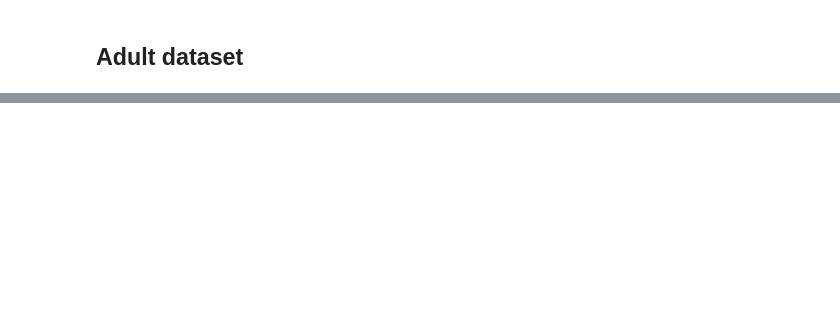
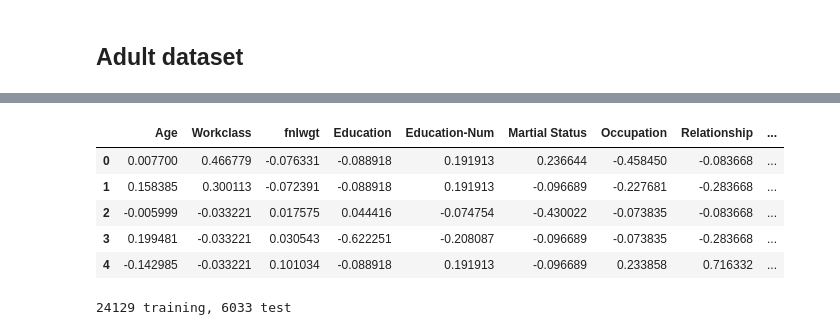
Before and after one commit to ginevracoal/statisticalMachineLearning, a Jupyter notebook: individual_project/code/sklearn_nystroem_vs_RBF.ipynb, the cells around one changed output, grey strips where cells are left out. Saved outputs shown, nothing was run; the diff lists cells and outputs as text; code cells hidden in the pictures; blank space fills up the shorter version.

```diff
--- a/individual_project/code/sklearn_nystroem_vs_RBF.ipynb
+++ b/individual_project/code/sklearn_nystroem_vs_RBF.ipynb
@@ -378,0 +483,22 @@ TypeError: 'OneHotEncoder' object is not iterable
+# %%
+from sklearn import preprocessing
+def scale_columns(csv):
+    min_max_scaler = preprocessing.MinMaxScaler()
+
+    for column in csv.columns:
+        col = csv[column]
+        csv[column] = (col-col.mean(axis=0))/(max(col)-min(col))
+    return csv
+# %%
+# scale between -1 and 1
+X = adult_encoded.iloc[:,:-1]
+X = scale_columns(X)
+
+X.head()
+# %% [output]
+|  | Age | Workclass | fnlwgt | Education | Education-Num | Martial Status | Occupation | Relationship | ... |
+| 0 | 0.007700 | 0.466779 | -0.076331 | -0.088918 | 0.191913 | 0.236644 | -0.458450 | -0.083668 | ... |
+| 1 | 0.158385 | 0.300113 | -0.072391 | -0.088918 | 0.191913 | -0.096689 | -0.227681 | -0.283668 | ... |
+| 2 | -0.005999 | -0.033221 | 0.017575 | 0.044416 | -0.074754 | -0.430022 | -0.073835 | -0.083668 | ... |
+| 3 | 0.199481 | -0.033221 | 0.030543 | -0.622251 | -0.208087 | -0.096689 | -0.073835 | -0.283668 | ... |
+| 4 | -0.142985 | -0.033221 | 0.101034 | -0.088918 | 0.191913 | -0.096689 | 0.233858 | 0.716332 | ... |
@@ -378,0 +509,5 @@ TypeError: 'OneHotEncoder' object is not iterable
+# %%
+X_train, X_test, y_train, y_test = train_test_split(X, y, test_size=0.2, random_state=13)
+print(len(X_train), "training,", len(X_test), "test")
+# %% [output]
+24129 training, 6033 test
```
Also changed, not shown: parts of 53 cells of this notebook, 14 other files.
